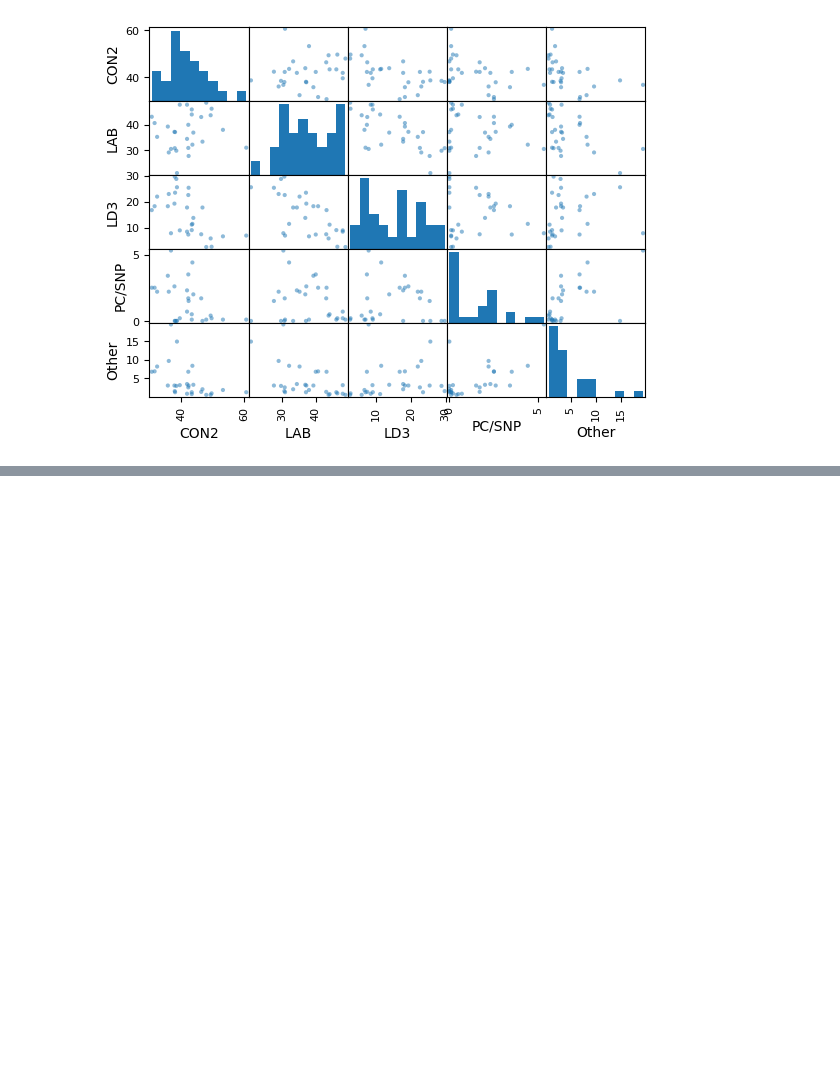
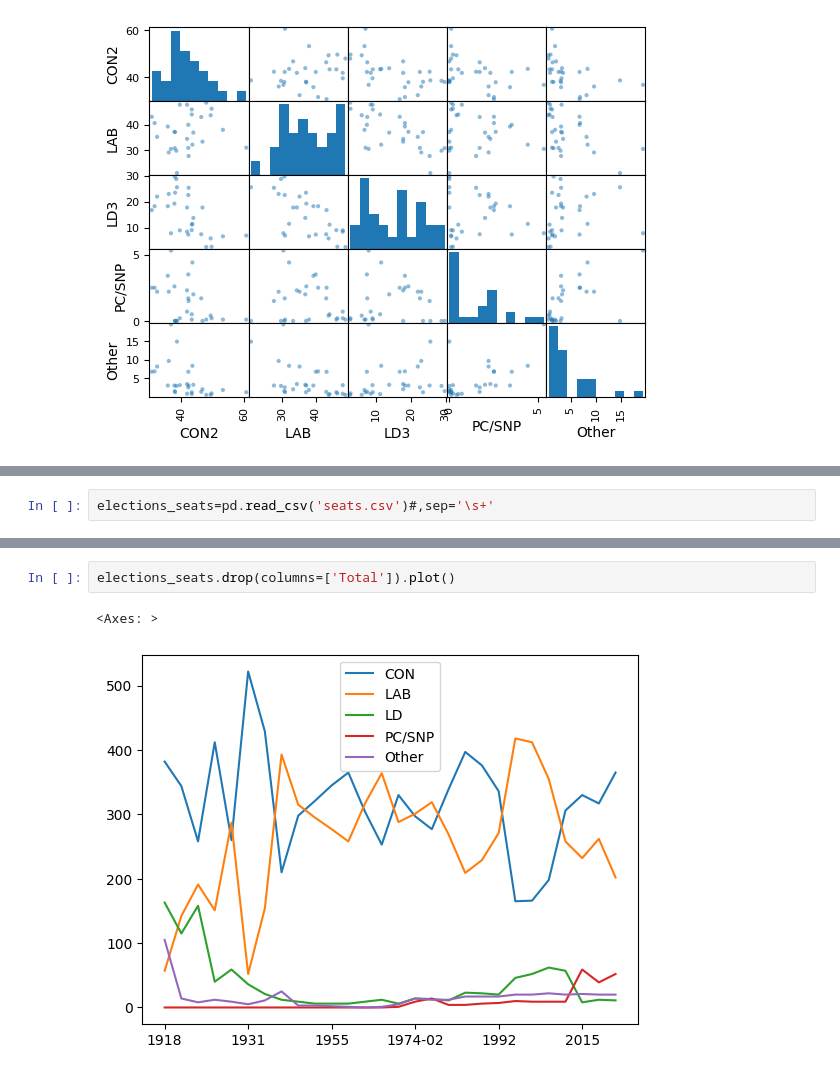
Before and after one commit to stelios-c/uk_votes, a Jupyter notebook: uk_elections.ipynb, the cells around one changed output, grey strips where cells are left out. Saved outputs shown, nothing was run; the diff lists cells and outputs as text; blank space fills up the shorter version.

Commit message:
look at seats as well as votes

```diff
--- a/uk_elections.ipynb
+++ b/uk_elections.ipynb
@@ -41,0 +46,2 @@ array([[<Axes: xlabel='CON2', ylabel='CON2'>,
+# %%
+elections_seats=pd.read_csv('seats.csv')#,sep='\s+'
@@ -41,0 +68,5 @@ array([[<Axes: xlabel='CON2', ylabel='CON2'>,
+# %%
+elections_seats.drop(columns=['Total']).plot()
+# %% [output]
+<Axes: >
+[figure, added]
```
Also changed, not shown: parts of 3 cells of this notebook, 1 other file.
